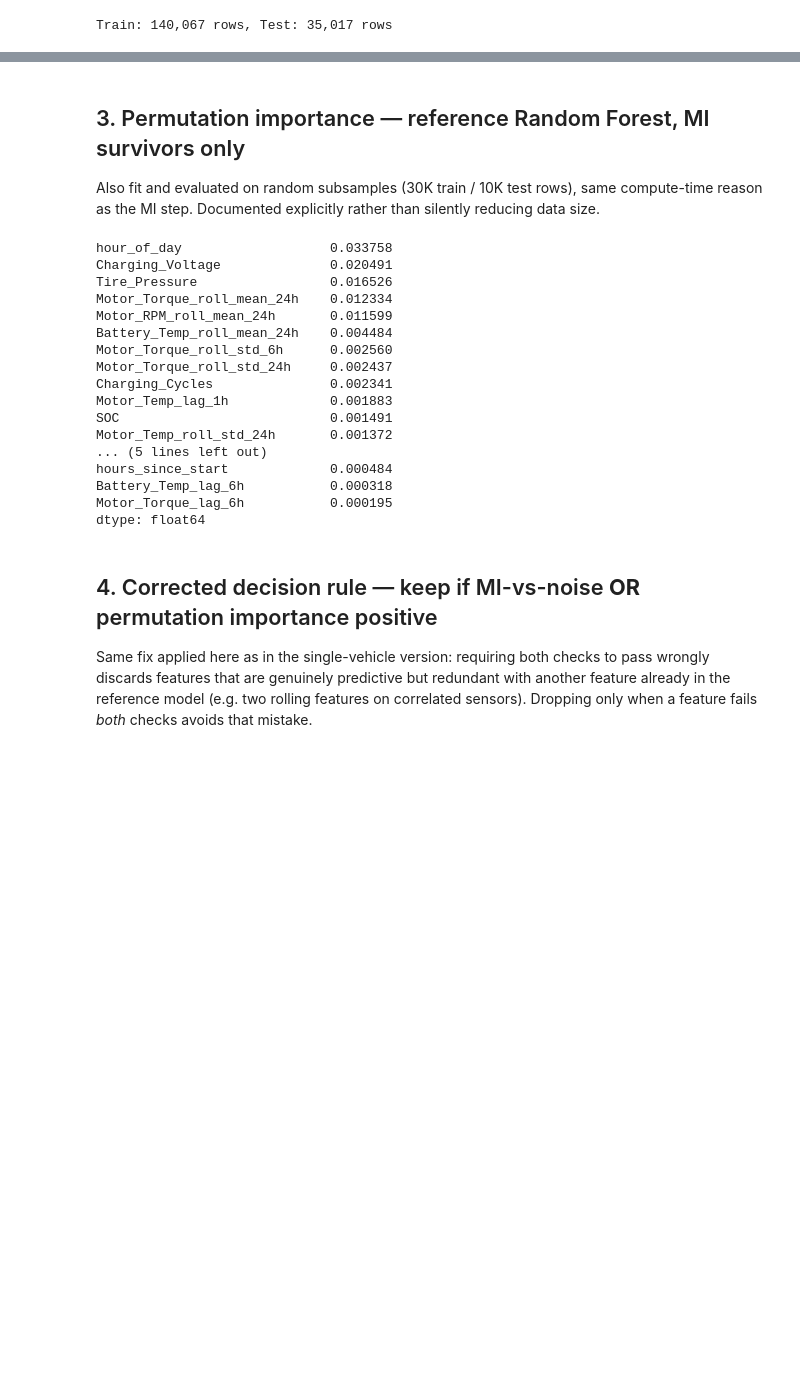
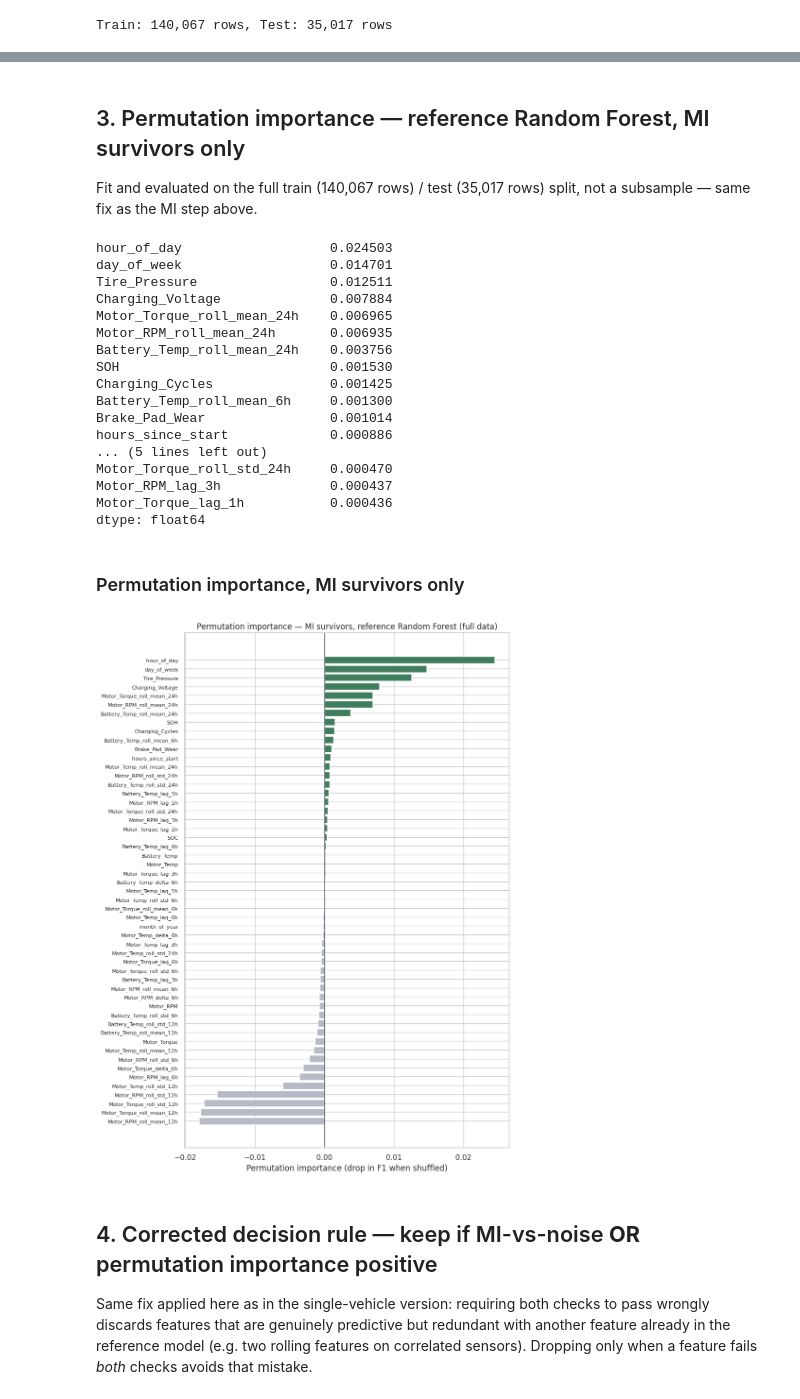
Before and after one commit to harshavardhanratnala-hvr/agentic-ai-vehicle-fault-diagnosis-copilot-v2, a Jupyter notebook: notebooks/11_feature_selection_all_vehicles.ipynb, the cells around one changed output, grey strips where cells are left out. Saved outputs shown, nothing was run; the diff lists cells and outputs as text; code cells hidden in the pictures; blank space fills up the shorter version.

```diff
--- a/notebooks/11_feature_selection_all_vehicles.ipynb
+++ b/notebooks/11_feature_selection_all_vehicles.ipynb
@@ -87,40 +106,56 @@ print(f"{len(mi_survivors)} / {len(CANDIDATE_FEATURE_COLS)} candidate features s
 # %% [markdown]
 ## 3. Permutation importance — reference Random Forest, MI survivors only
 
-Also fit and evaluated on random subsamples (30K train / 10K test rows), same compute-time reason
-as the MI step. Documented explicitly rather than silently reducing data size.
+Fit and evaluated on the full train (140,067 rows) / test (35,017 rows) split, not a subsample —
+same fix as the MI step above.
 # %%
-rf_train_sample = train_df.sample(n=min(30000, len(train_df)), random_state=42)
 rf_check = Pipeline([
     ("scaler", StandardScaler()),
     ("clf", RandomForestClassifier(n_estimators=80, max_depth=8, class_weight="balanced",
                                     random_state=42, n_jobs=-1)),
 ])
-rf_check.fit(rf_train_sample[mi_survivors], rf_train_sample[TARGET])
+rf_check.fit(train_df[mi_survivors], train_df[TARGET])
 
-perm_test_sample = test_df.sample(n=min(10000, len(test_df)), random_state=42)
-perm = permutation_importance(rf_check, perm_test_sample[mi_survivors], perm_test_sample[TARGET],
+perm = permutation_importance(rf_check, test_df[mi_survivors], test_df[TARGET],
                                scoring="f1", n_repeats=5, random_state=42, n_jobs=-1)
 perm_ranking = pd.Series(perm.importances_mean, index=mi_survivors).sort_values(ascending=False)
 print(perm_ranking.head(20))
 # %% [output]
-hour_of_day                   0.033758
-Charging_Voltage              0.020491
-Tire_Pressure                 0.016526
-Motor_Torque_roll_mean_24h    0.012334
-Motor_RPM_roll_mean_24h       0.011599
-Battery_Temp_roll_mean_24h    0.004484
-Motor_Torque_roll_std_6h      0.002560
-Motor_Torque_roll_std_24h     0.002437
-Charging_Cycles               0.002341
-Motor_Temp_lag_1h             0.001883
-SOC                           0.001491
-Motor_Temp_roll_std_24h       0.001372
+hour_of_day                   0.024503
+day_of_week                   0.014701
+Tire_Pressure                 0.012511
+Charging_Voltage              0.007884
+Motor_Torque_roll_mean_24h    0.006965
+Motor_RPM_roll_mean_24h       0.006935
+Battery_Temp_roll_mean_24h    0.003756
+SOH                           0.001530
+Charging_Cycles               0.001425
+Battery_Temp_roll_mean_6h     0.001300
+Brake_Pad_Wear                0.001014
+hours_since_start             0.000886
 ... (5 lines left out)
-hours_since_start             0.000484
-Battery_Temp_lag_6h           0.000318
-Motor_Torque_lag_6h           0.000195
+Motor_Torque_roll_std_24h     0.000470
+Motor_RPM_lag_3h              0.000437
+Motor_Torque_lag_1h           0.000436
 dtype: float64
+# %% [markdown]
+### Permutation importance, MI survivors only
+# %%
+plot_df2 = perm_ranking.reset_index()
+plot_df2.columns = ["feature", "perm_importance"]
+plot_df2 = plot_df2.sort_values("perm_importance", ascending=True)
+
+fig, ax = plt.subplots(figsize=(9, 12))
+colors2 = ["#3F7D5C" if v > 0 else "#B7BAC6" for v in plot_df2["perm_importance"]]
+ax.barh(plot_df2["feature"], plot_df2["perm_importance"], color=colors2)
+ax.axvline(0, color="#3A3F52", linewidth=1)
+ax.set_xlabel("Permutation importance (drop in F1 when shuffled)")
+ax.set_title("Permutation importance — MI survivors, reference Random Forest (full data)")
+ax.tick_params(axis="y", labelsize=8)
+plt.tight_layout()
+plt.show()
+# %% [output]
+[figure, added]
 # %% [markdown]
 ## 4. Corrected decision rule — keep if MI-vs-noise **OR** permutation importance positive
 
```
Also changed, not shown: parts of 7 cells of this notebook, 18 other files.
